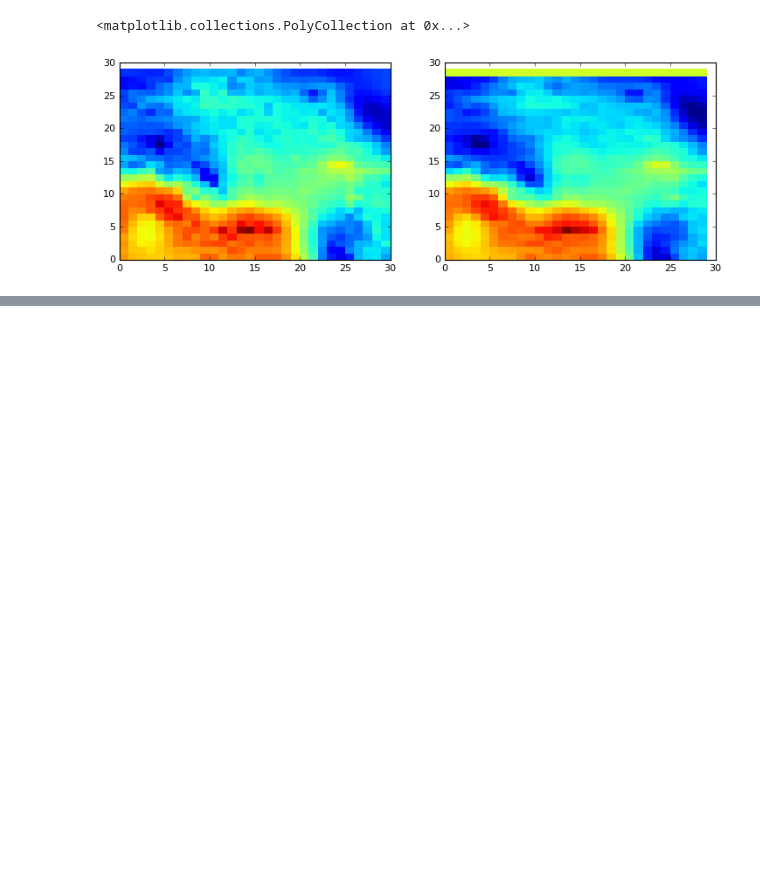
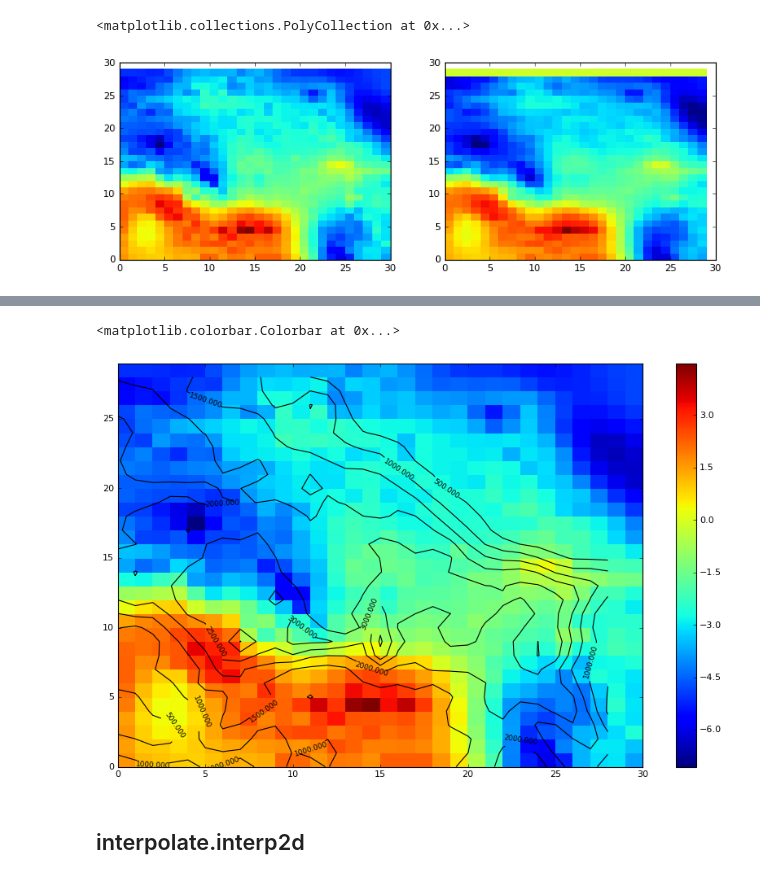
Before and after one commit to cpierard/capa_limite_WRF, a Jupyter notebook: Pruebas_netCDF4.ipynb, the cells around one changed output, grey strips where cells are left out. Saved outputs shown, nothing was run; the diff lists cells and outputs as text; code cells hidden in the pictures; blank space fills up the shorter version.

```diff
--- a/Pruebas_netCDF4.ipynb
+++ b/Pruebas_netCDF4.ipynb
@@ -330,0 +329,2 @@ TypeError: __init__() got an unexpected keyword argument 'figure'
+# %%
+relieve = nc.variables['HGT']
@@ -330,0 +346,12 @@ TypeError: __init__() got an unexpected keyword argument 'figure'
+# %%
+h = 0
+fig = plt.figure(figsize=(13,8))
+Cs = plt.contour(relieve[1, :, :], colors= 'k')
+plt.clabel(Cs, fontsize = 8)
+plt.pcolor(u[0,h, :, :])
+plt.colorbar()
+# %% [output]
+<matplotlib.colorbar.Colorbar at 0x...>
+[figure, added]
+# %% [markdown]
+## interpolate.interp2d
```
Also changed, not shown: parts of 67 cells of this notebook.
